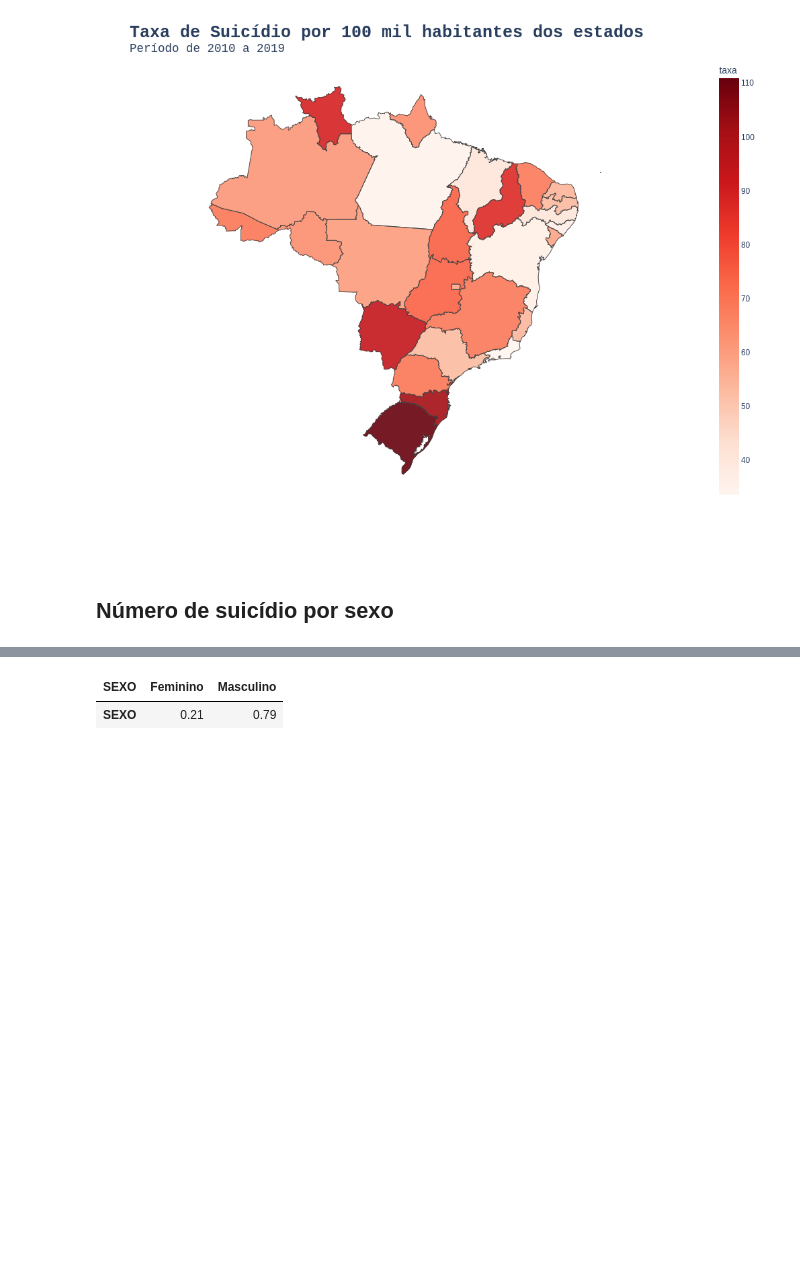
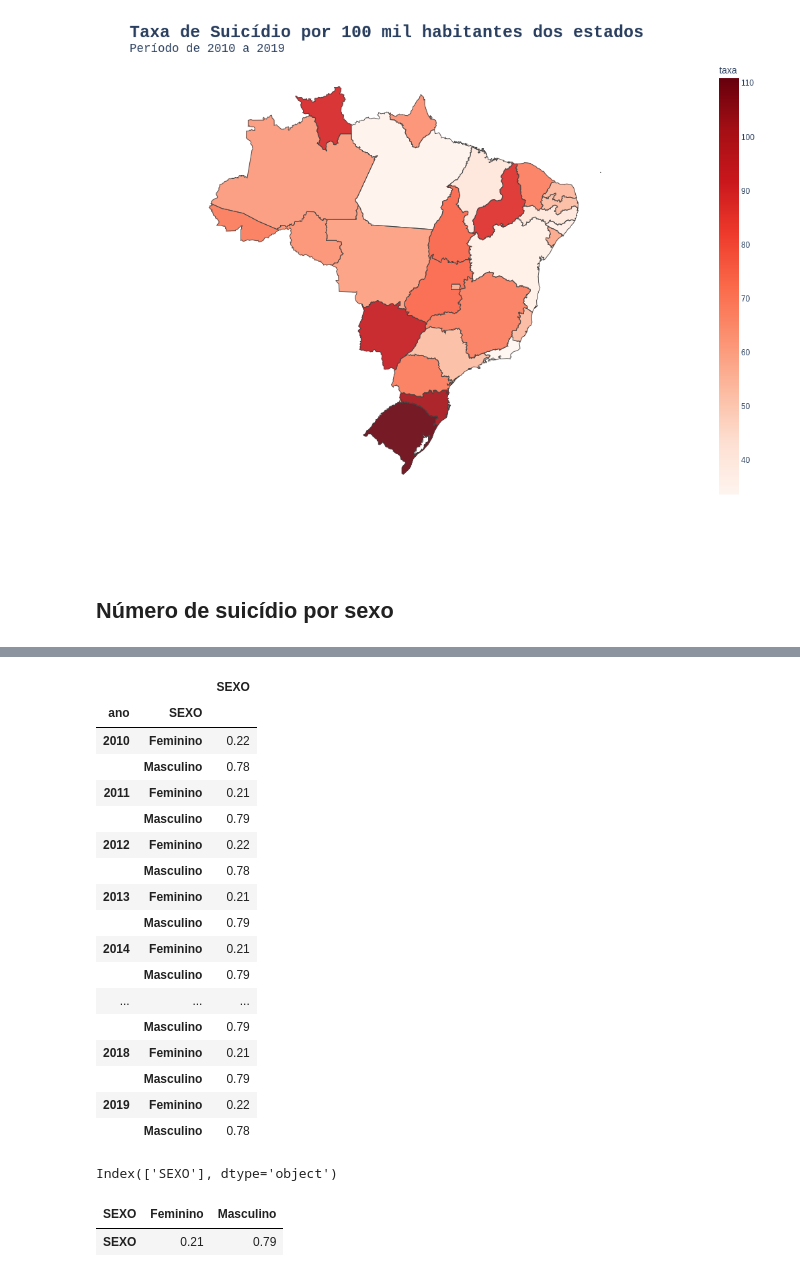
Before and after one commit to escobar-felipe/Projetos, a Jupyter notebook: Suicidio_brasil/Suicidio_brasil.ipynb, the cells around one changed output, grey strips where cells are left out. Drawn from its saved outputs; the diff is of its cells as text; code cells hidden in the pictures; blank space fills up the shorter version.

```diff
--- a/Suicidio_brasil/Suicidio_brasil.ipynb
+++ b/Suicidio_brasil/Suicidio_brasil.ipynb
@@ -552,3 +583,32 @@ sex_ratio = pd.DataFrame(r).T
+# %%
+for ano in df['ano'].unique():
+    divisor = k_df.loc[(ano)].sum()
+    k_df.loc[(ano, "Feminino")]=(k_df.loc[(ano, "Feminino")]/divisor).round(2)
+    k_df.loc[(ano, "Masculino")]=(k_df.loc[(ano, "Masculino")]/divisor).round(2)
+k_df
+# %% [output]
+|  |  | SEXO |
+| ano | SEXO |  |
+| 2010 | Feminino | 0.22 |
+|  | Masculino | 0.78 |
+| 2011 | Feminino | 0.21 |
+|  | Masculino | 0.79 |
+| 2012 | Feminino | 0.22 |
+|  | Masculino | 0.78 |
+| 2013 | Feminino | 0.21 |
+|  | Masculino | 0.79 |
+| 2014 | Feminino | 0.21 |
+|  | Masculino | 0.79 |
+| ... | ... | ... |
+|  | Masculino | 0.79 |
+| 2018 | Feminino | 0.21 |
+|  | Masculino | 0.79 |
+| 2019 | Feminino | 0.22 |
+|  | Masculino | 0.78 |
+# %%
+k_df.loc[(ano)].T.index
+# %% [output]
+Index(['SEXO'], dtype='object')
 # %%
 sex_ratio
 # %% [output]
```
Also changed, not shown: parts of 42 cells of this notebook, 6 other files.
